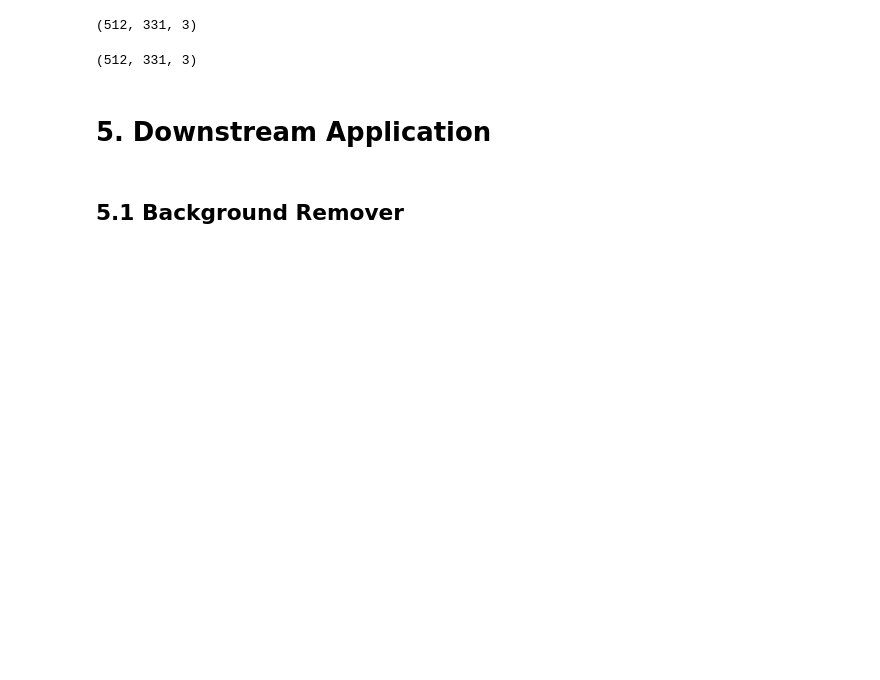
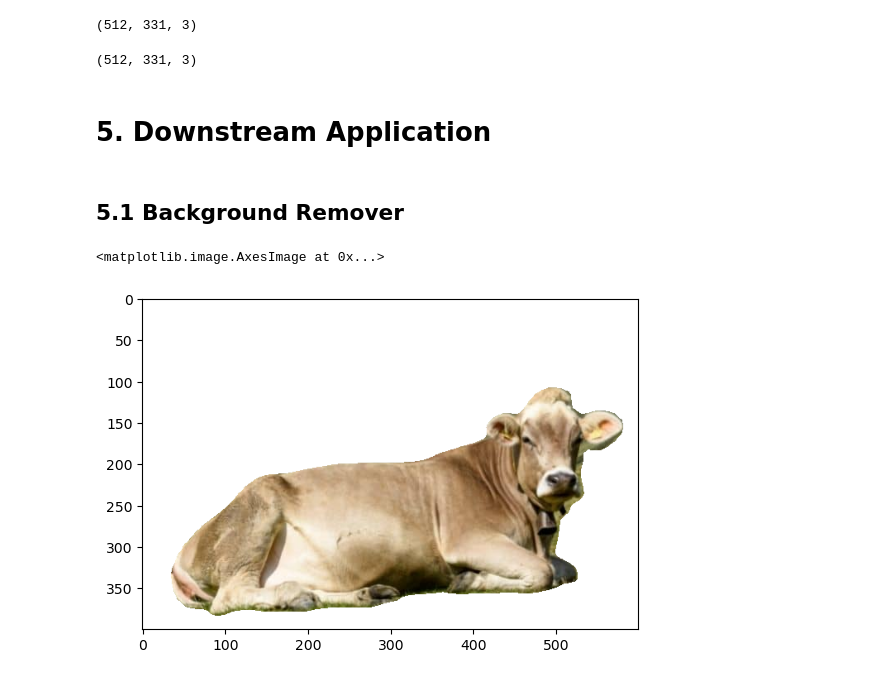
Before and after one commit to RandyTunru/BinaryImageSegmentation_withDeeplabV3, a Jupyter notebook: notebooks/BinarySegment_Inference.ipynb, the cells around one changed output. Drawn from its saved outputs; the diff is of its cells as text; code cells hidden in the pictures; blank space fills up the shorter version.

Commit message:
feat: added display for example result in background remover

```diff
--- a/notebooks/BinarySegment_Inference.ipynb
+++ b/notebooks/BinarySegment_Inference.ipynb
@@ -137,6 +137,14 @@ def save_foreground(image, mask, output_path, threshold = 0.5):
 
     rgba = np.dstack((image, alpha))
 
-    Image.fromarray(rgba).save(output_path, "PNG")
+    image = Image.fromarray(rgba)
+    image.save(output_path, "PNG")
+
+    return image
 # %%
 example_result = save_foreground(pred_pairs.loc[0, 'Image'], pred_pairs.loc[0, 'Prediction'], '../outputs/output.png', 0.5)
+# %%
+plt.imshow(example_result)
+# %% [output]
+<matplotlib.image.AxesImage at 0x...>
+[figure, added]
```
